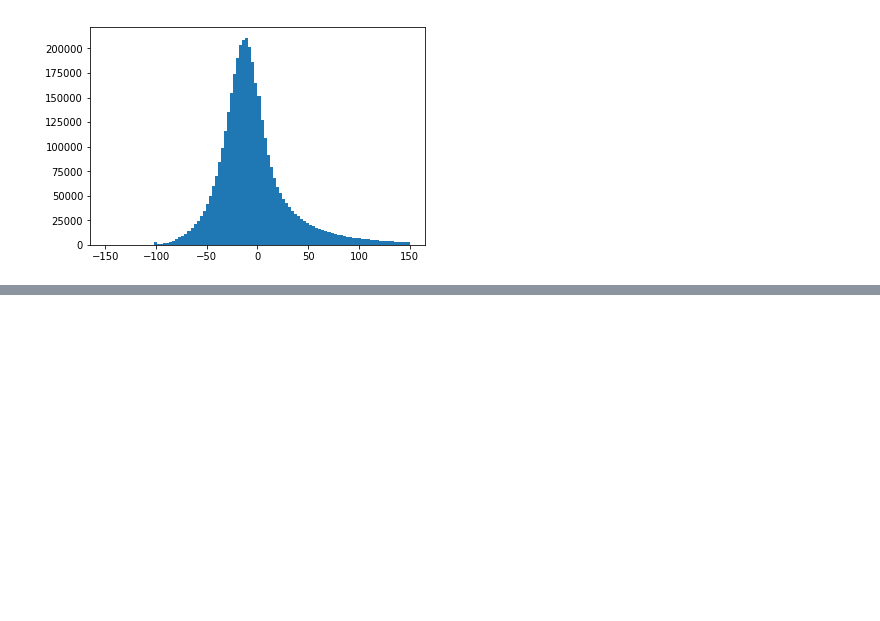
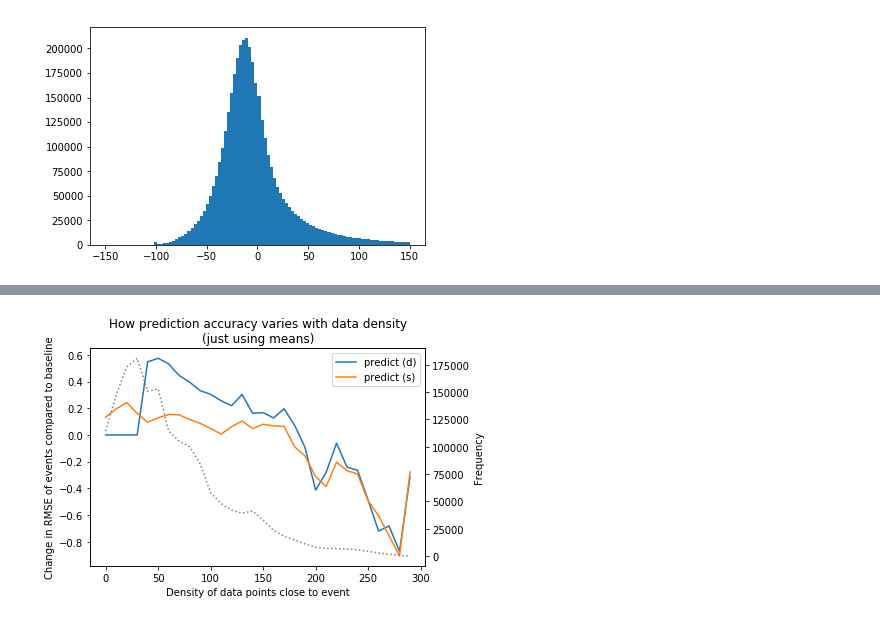
Before and after one commit to gingertom/buses, a Jupyter notebook: Data Exploration/long term/Using Spatiotemporal for chains.ipynb, the cells around one changed output, grey strips where cells are left out. Saved outputs shown, nothing was run; the diff lists cells and outputs as text; code cells hidden in the pictures; blank space fills up the shorter version.

```diff
--- a/Data Exploration/long term/Using Spatiotemporal for chains.ipynb
+++ b/Data Exploration/long term/Using Spatiotemporal for chains.ipynb
@@ -181,3 +336,32 @@ Text(0.5, 1.0, 'Number of data points for last 220 mins (minus the most recent 2
+# %%
+RMSE_dense_predict = np.array(RMSE_dense_predict)
+RMSE_dense2_predict = np.array(RMSE_dense2_predict)
+RMSE_baseline = np.array(RMSE_baseline)
+RMSE_sparse_predict = np.array(RMSE_sparse_predict)
+RMSE_sparse2_predict = np.array(RMSE_sparse2_predict)
+
+
+# plt.plot(x, percentages_baseline, label="mean")
+plt.plot(x, RMSE_dense_predict-RMSE_baseline, label="predict (d)")
+# plt.plot(x, RMSE_dense2_predict-RMSE_baseline, label="predict (v_d)")
+plt.plot(x, RMSE_sparse_predict-RMSE_baseline, label="predict (s)")
+# plt.plot(x, RMSE_sparse2_predict-RMSE_baseline, label="predict (v_s)", ls=":")
+plt.xlabel("Density of data points close to event")
+plt.ylabel("Change in RMSE of events compared to baseline")
+plt.legend(loc=1)
+# plt.ylim(35,47)
+
+ax = plt.gca()
+
+ax2 = ax.twinx()
+
+ax2.plot(x, freqeuncy, c="grey", ls=":")
+ax2.set_ylabel("Frequency")
+plt.title("How prediction accuracy varies with data density\n(just using means)")
+# plt.savefig("accuracy vs density_2m_forward.pdf")
+plt.show()
+# %% [output]
+[figure, added]
 # %%
 def percent_in_x_percent(predict, actual, threshold):
 
```
Also changed, not shown: parts of 33 cells of this notebook.
